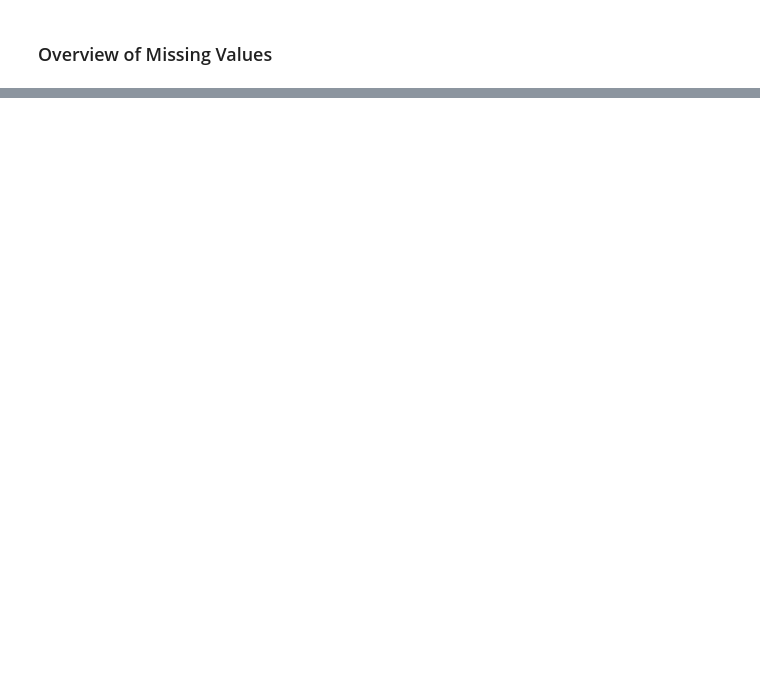
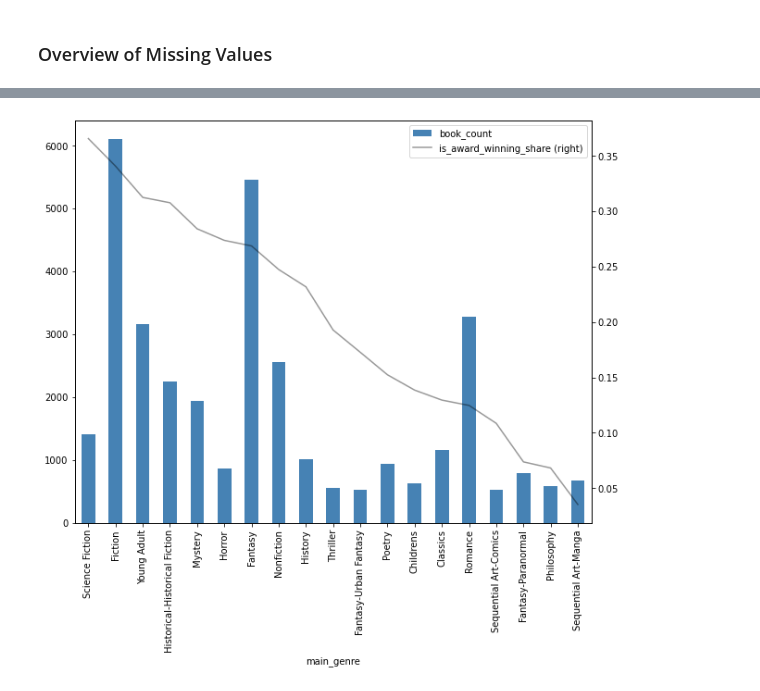
Before and after one commit to MareikeHeller/goodreads-best-books, a Jupyter notebook: best-books-prediction.ipynb, the cells around one changed output, grey strips where cells are left out. Drawn from its saved outputs; the diff is of its cells as text; code cells hidden in the pictures; blank space fills up the shorter version.

```diff
--- a/best-books-prediction.ipynb
+++ b/best-books-prediction.ipynb
@@ -133,0 +176,20 @@ dtype: float64
+# %%
+df_top_genres = df.groupby('main_genre').filter(lambda x: len(x) >= 500)
+df_count = df_top_genres[['main_genre','is_award_winning']].groupby('main_genre').count().rename(columns={'is_award_winning': 'book_count'})
+df_sum = df_top_genres[['main_genre','is_award_winning']].groupby('main_genre').sum().rename(columns={'is_award_winning': 'is_award_winning_sum'})
+df_joined = df_count.join(df_sum).sort_values('is_award_winning_sum', ascending = False)
+df_joined['is_award_winning_share'] = df_joined['is_award_winning_sum']/df_joined['book_count']
+df_joined = df_joined.sort_values('is_award_winning_share', ascending = False)
+
+fig, ax = plt.subplots()
+df_joined.plot(ax=ax, y='book_count', kind='bar', color='steelblue')
+# same ax as above - automatically added on the right
+df_joined.plot(ax=ax,
+               y='is_award_winning_share',
+               secondary_y=True,
+               color='black',
+               alpha=0.4)
+ax.tick_params(axis='x',labelrotation=90)
+plt.show()
+# %% [output]
+[figure, added]
```
Also changed, not shown: parts of 19 cells of this notebook.
